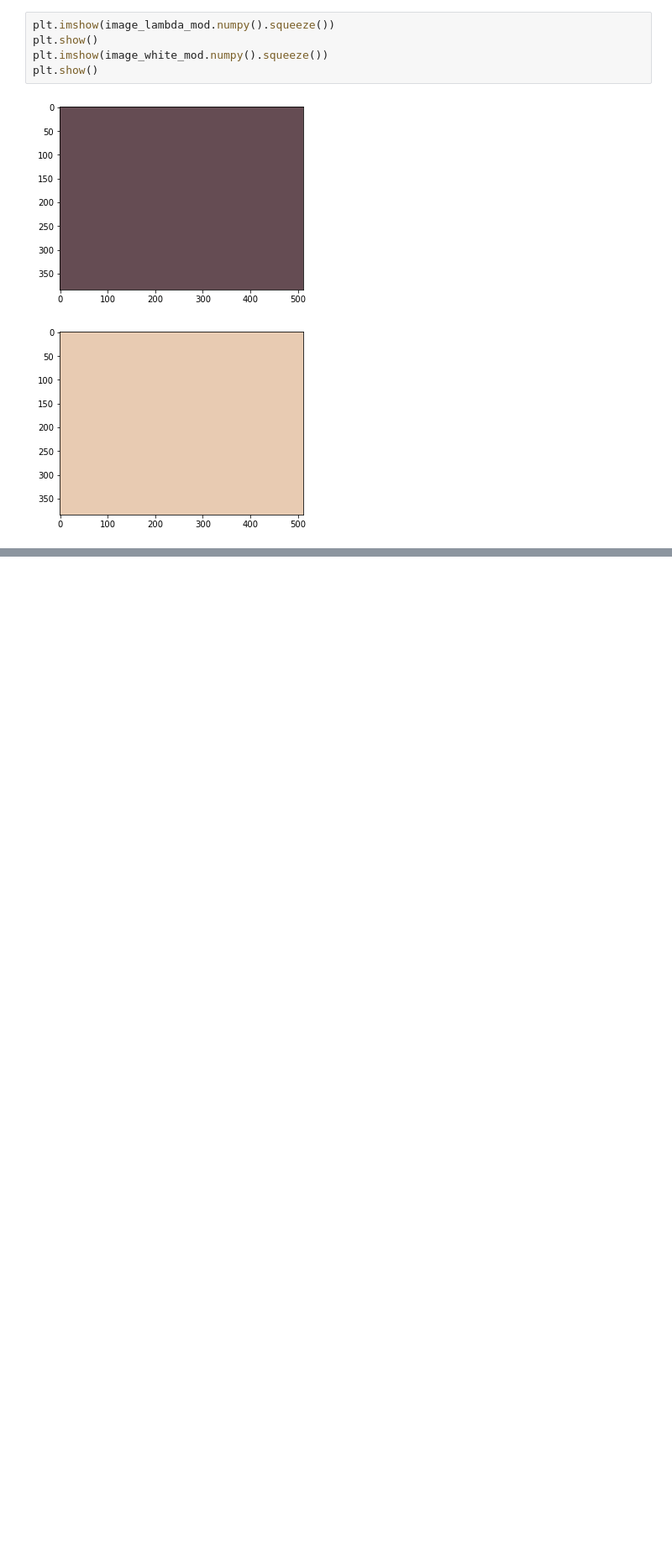
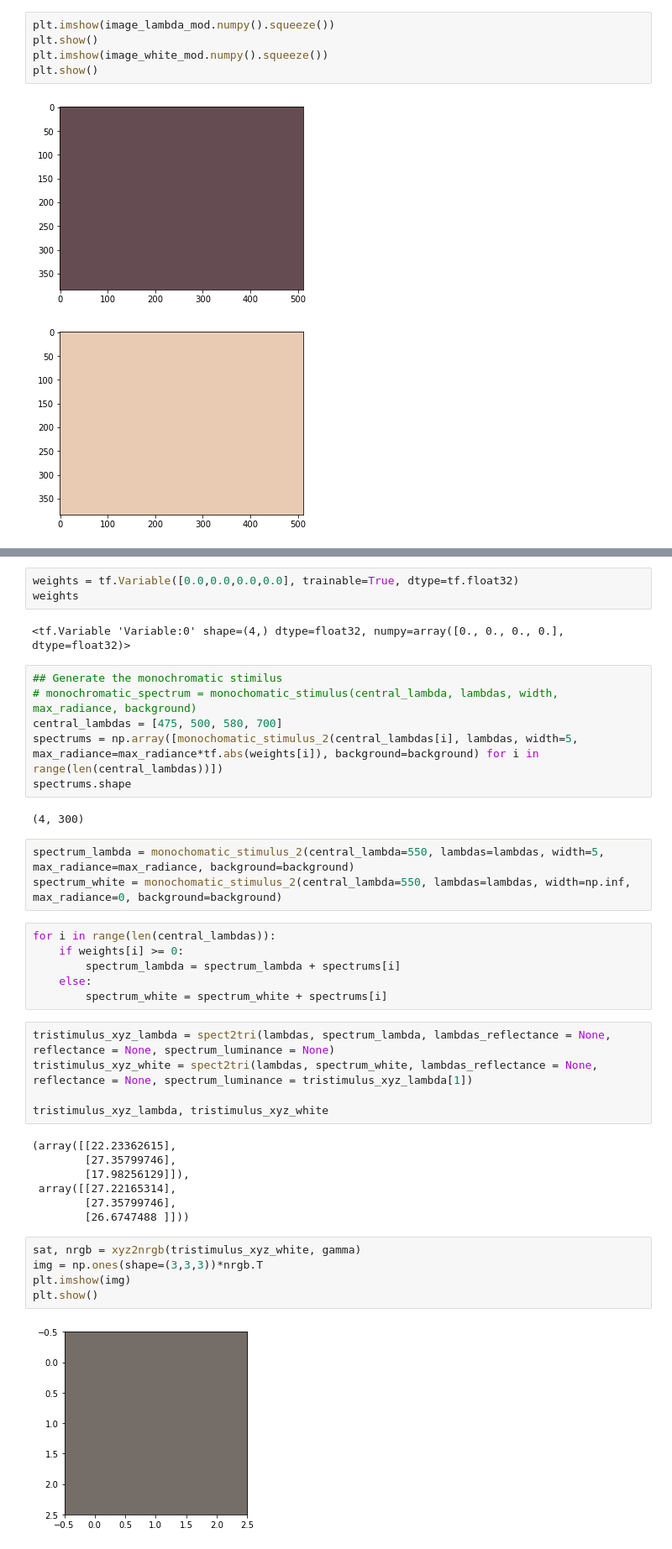
Before and after one commit to Jorgvt/PerceptualTests, a Jupyter notebook: Experiments/color_matching_perceptnet.ipynb, the cells around one changed output, grey strips where cells are left out. Shown at 84% size. Saved outputs shown, nothing was run; the diff lists cells and outputs as text; blank space fills up the shorter version.

```diff
--- a/Experiments/color_matching_perceptnet.ipynb
+++ b/Experiments/color_matching_perceptnet.ipynb
@@ -498,0 +664,41 @@ plt.show()
+# %%
+weights = tf.Variable([0.0,0.0,0.0,0.0], trainable=True, dtype=tf.float32)
+weights
+# %% [output]
+<tf.Variable 'Variable:0' shape=(4,) dtype=float32, numpy=array([0., 0., 0., 0.], dtype=float32)>
+# %%
+## Generate the monochromatic stimilus
+# monochromatic_spectrum = monochomatic_stimulus(central_lambda, lambdas, width, max_radiance, background)
+central_lambdas = [475, 500, 580, 700]
+spectrums = np.array([monochomatic_stimulus_2(central_lambdas[i], lambdas, width=5, max_radiance=max_radiance*tf.abs(weights[i]), background=background) for i in range(len(central_lambdas))])
+spectrums.shape
+# %% [output]
+(4, 300)
+# %%
+spectrum_lambda = monochomatic_stimulus_2(central_lambda=550, lambdas=lambdas, width=5, max_radiance=max_radiance, background=background)
+spectrum_white = monochomatic_stimulus_2(central_lambda=550, lambdas=lambdas, width=np.inf, max_radiance=0, background=background)
+# %%
+for i in range(len(central_lambdas)):
+    if weights[i] >= 0:
+        spectrum_lambda = spectrum_lambda + spectrums[i]
+    else:
+        spectrum_white = spectrum_white + spectrums[i]
+# %%
+tristimulus_xyz_lambda = spect2tri(lambdas, spectrum_lambda, lambdas_reflectance = None, reflectance = None, spectrum_luminance = None)
+tristimulus_xyz_white = spect2tri(lambdas, spectrum_white, lambdas_reflectance = None, reflectance = None, spectrum_luminance = tristimulus_xyz_lambda[1])
+
+tristimulus_xyz_lambda, tristimulus_xyz_white
+# %% [output]
+(array([[22.23362615],
+        [27.35799746],
+        [17.98256129]]),
+ array([[27.22165314],
+        [27.35799746],
+        [26.6747488 ]]))
+# %%
+sat, nrgb = xyz2nrgb(tristimulus_xyz_white, gamma)
+img = np.ones(shape=(3,3,3))*nrgb.T
+plt.imshow(img)
+plt.show()
+# %% [output]
+[figure, added]
```
Also changed, not shown: parts of 24 cells of this notebook.
